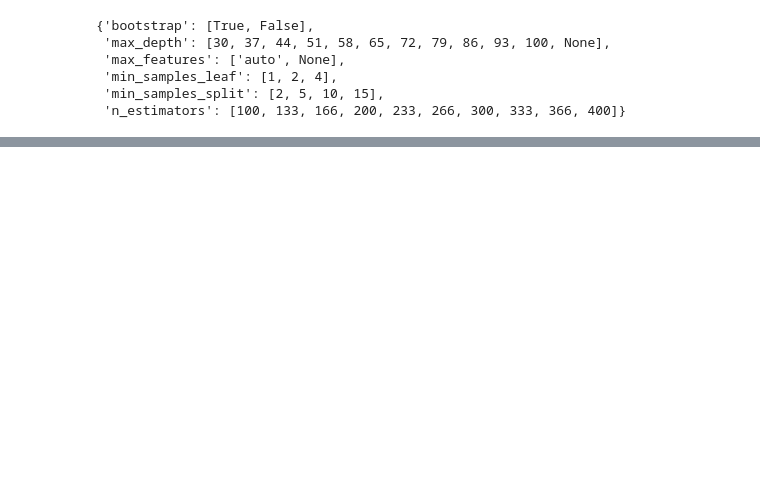
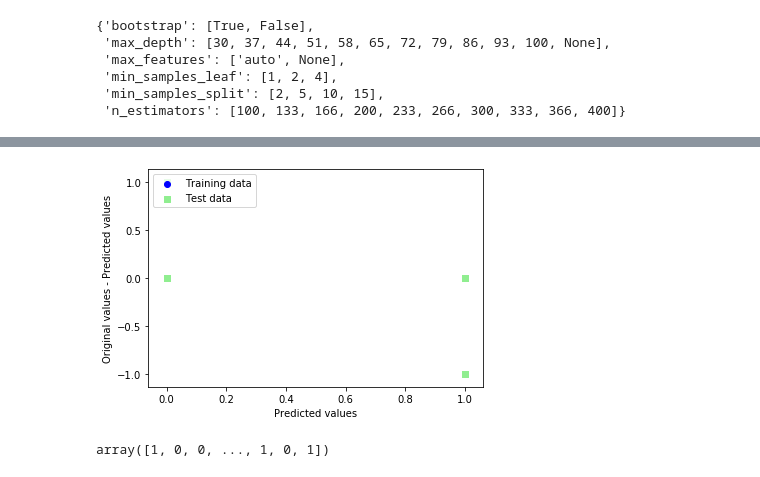
Before and after one commit to yichen2013/Starbuck-Capstone, a Jupyter notebook: Starbucks_Capstone_notebook.ipynb, the cells around one changed output, grey strips where cells are left out. Saved outputs shown, nothing was run; the diff lists cells and outputs as text; code cells hidden in the pictures; blank space fills up the shorter version.

```diff
--- a/Starbucks_Capstone_notebook.ipynb
+++ b/Starbucks_Capstone_notebook.ipynb
@@ -1174,0 +1209,17 @@ Recall: 0.7748455923638405
+# %%
+y_train_pred = best_random.predict(X_train)
+y_test_pred = best_random.predict(X_test)
+plt.scatter(y_train_pred, y_train-y_train_pred,
+            c='blue', marker='o', label='Training data')
+plt.scatter(y_test_pred,  y_test-y_test_pred,
+            c='lightgreen', marker='s', label='Test data')
+plt.xlabel('Predicted values')
+plt.ylabel('Original values - Predicted values')
+plt.legend(loc='upper left')
+plt.show()
+# %% [output]
+[figure, added]
+# %%
+y_train_pred
+# %% [output]
+array([1, 0, 0, ..., 1, 0, 1])
```
Also changed, not shown: parts of 10 cells of this notebook.
